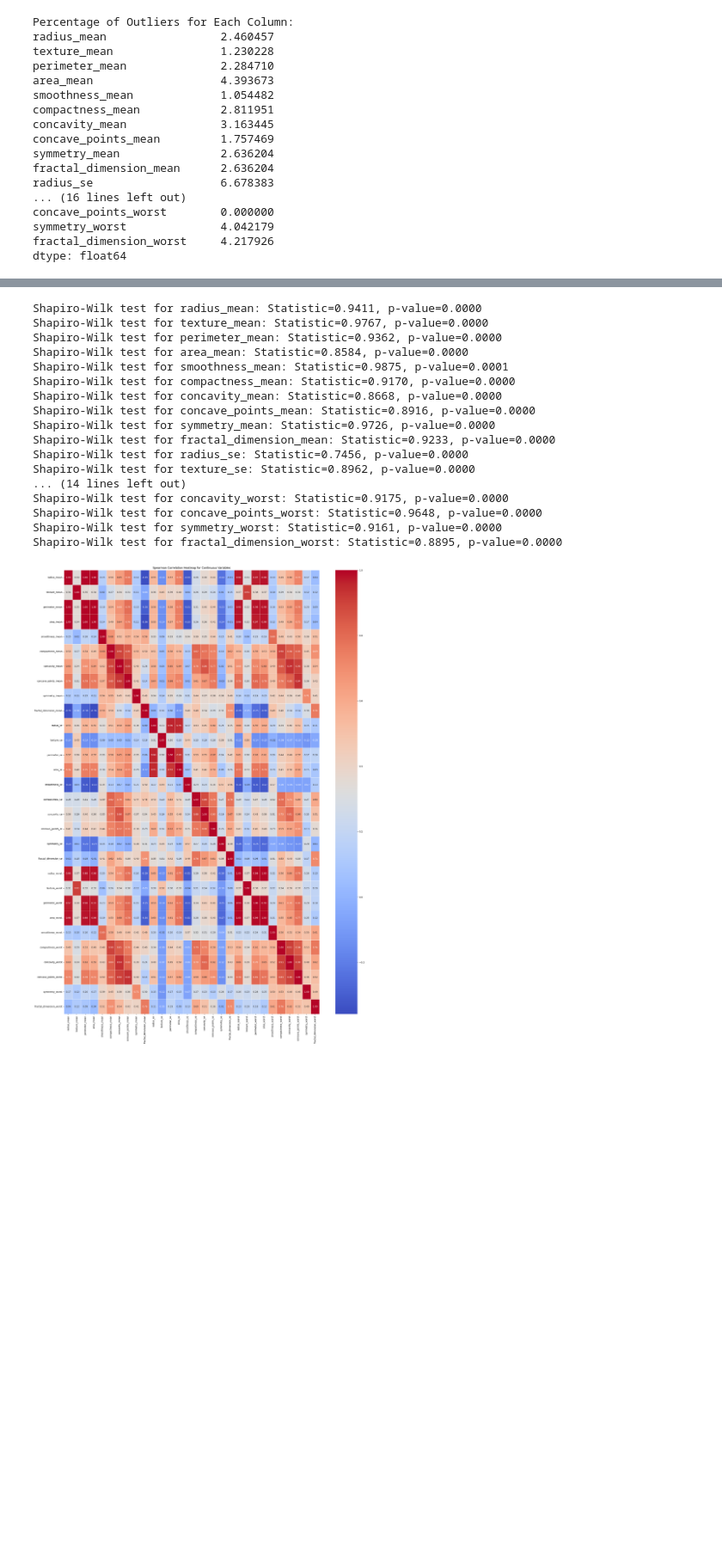
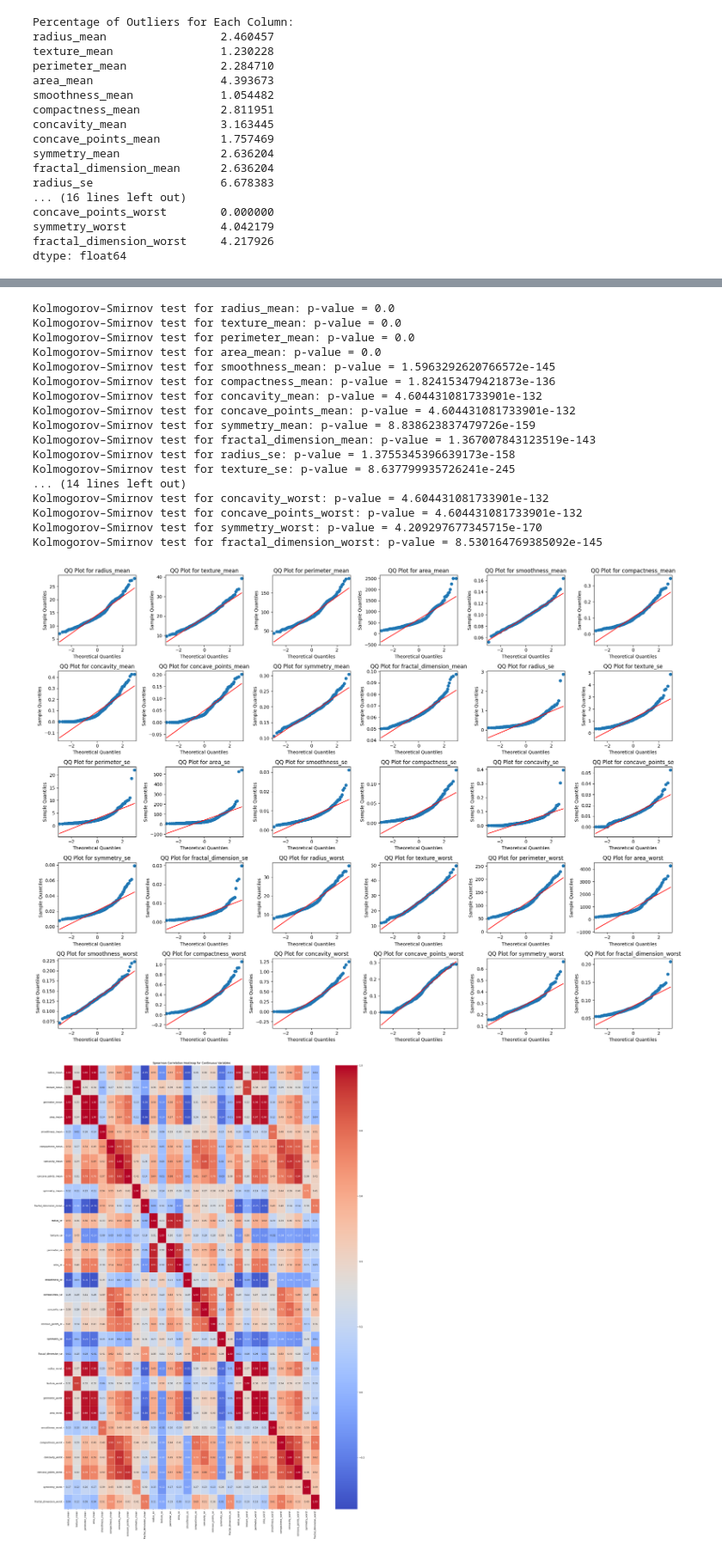
Before and after one commit to mohandaz/HIA-303-Project, a Jupyter notebook: HIA_303.ipynb, the cells around one changed output, grey strips where cells are left out. Shown at 86% size. Cells and saved outputs as stored; diff of their text form; code cells hidden in the pictures; blank space fills up the shorter version.

```diff
--- a/HIA_303.ipynb
+++ b/HIA_303.ipynb
@@ -405,28 +376,52 @@ continuous_columns = [ 'radius_mean', 'texture_mean', 'perimeter_mean', 'area_me
     'radius_worst', 'texture_worst', 'perimeter_worst', 'area_worst', 'smoothness_worst', 'compactness_worst', 'concavity_worst',
     'concave_points_worst', 'symmetry_worst', 'fractal_dimension_worst']
 
-# Check normality using the Shapiro-Wilk test
+# Kolmogorov–Smirnov test
 for column in continuous_columns:
-    stat, p_value = shapiro(bca[column])
-    print(f"Shapiro-Wilk test for {column}: Statistic={stat:.4f}, p-value={p_value:.4f}")
+    # Kolmogorov–Smirnov test
+    kstest_result = kstest(bca[column], 'norm')
+    p_value_formatted = "{:.3f}".format(kstest_result.pvalue)
+    print(f'Kolmogorov–Smirnov test for {column}: p-value = {kstest_result.pvalue}')
 # %% [output]
-Shapiro-Wilk test for radius_mean: Statistic=0.9411, p-value=0.0000
-Shapiro-Wilk test for texture_mean: Statistic=0.9767, p-value=0.0000
-Shapiro-Wilk test for perimeter_mean: Statistic=0.9362, p-value=0.0000
-Shapiro-Wilk test for area_mean: Statistic=0.8584, p-value=0.0000
-Shapiro-Wilk test for smoothness_mean: Statistic=0.9875, p-value=0.0001
-Shapiro-Wilk test for compactness_mean: Statistic=0.9170, p-value=0.0000
-Shapiro-Wilk test for concavity_mean: Statistic=0.8668, p-value=0.0000
-Shapiro-Wilk test for concave_points_mean: Statistic=0.8916, p-value=0.0000
-Shapiro-Wilk test for symmetry_mean: Statistic=0.9726, p-value=0.0000
-Shapiro-Wilk test for fractal_dimension_mean: Statistic=0.9233, p-value=0.0000
-Shapiro-Wilk test for radius_se: Statistic=0.7456, p-value=0.0000
-Shapiro-Wilk test for texture_se: Statistic=0.8962, p-value=0.0000
+Kolmogorov–Smirnov test for radius_mean: p-value = 0.0
+Kolmogorov–Smirnov test for texture_mean: p-value = 0.0
+Kolmogorov–Smirnov test for perimeter_mean: p-value = 0.0
+Kolmogorov–Smirnov test for area_mean: p-value = 0.0
+Kolmogorov–Smirnov test for smoothness_mean: p-value = 1.5963292620766572e-145
+Kolmogorov–Smirnov test for compactness_mean: p-value = 1.824153479421873e-136
+Kolmogorov–Smirnov test for concavity_mean: p-value = 4.604431081733901e-132
+Kolmogorov–Smirnov test for concave_points_mean: p-value = 4.604431081733901e-132
+Kolmogorov–Smirnov test for symmetry_mean: p-value = 8.838623837479726e-159
+Kolmogorov–Smirnov test for fractal_dimension_mean: p-value = 1.367007843123519e-143
+Kolmogorov–Smirnov test for radius_se: p-value = 1.3755345396639173e-158
+Kolmogorov–Smirnov test for texture_se: p-value = 8.637799935726241e-245
 ... (14 lines left out)
-Shapiro-Wilk test for concavity_worst: Statistic=0.9175, p-value=0.0000
-Shapiro-Wilk test for concave_points_worst: Statistic=0.9648, p-value=0.0000
-Shapiro-Wilk test for symmetry_worst: Statistic=0.9161, p-value=0.0000
-Shapiro-Wilk test for fractal_dimension_worst: Statistic=0.8895, p-value=0.0000
+Kolmogorov–Smirnov test for concavity_worst: p-value = 4.604431081733901e-132
+Kolmogorov–Smirnov test for concave_points_worst: p-value = 4.604431081733901e-132
+Kolmogorov–Smirnov test for symmetry_worst: p-value = 4.209297677345715e-170
+Kolmogorov–Smirnov test for fractal_dimension_worst: p-value = 8.530164769385092e-145
+# %%
+# Check normality using QQ plot
+# Combine QQ plots into subplots
+num_plots = len(continuous_columns)
+num_cols = 6
+num_rows = 5
+
+fig, axes = plt.subplots(nrows=num_rows, ncols=num_cols, figsize=(20, 15))
+
+for i, column in enumerate(continuous_columns):
+    row = i // num_cols
+    col = i % num_cols
+
+    # QQ plot
+    sm.qqplot(bca[column], line='s', ax=axes[row, col])
+    axes[row, col].set_title(f'QQ Plot for {column}')
+
+# Adjust layout to prevent overlapping
+plt.tight_layout()
+plt.show()
+# %% [output]
+[figure, added]
 # %%
 # Selecting continuous variables for multicollinearity check
 continuous_columns = [ 'radius_mean', 'texture_mean', 'perimeter_mean', 'area_mean', 'smoothness_mean', 'compactness_mean', 'concavity_mean',
```
Also changed, not shown: parts of 22 cells of this notebook.
